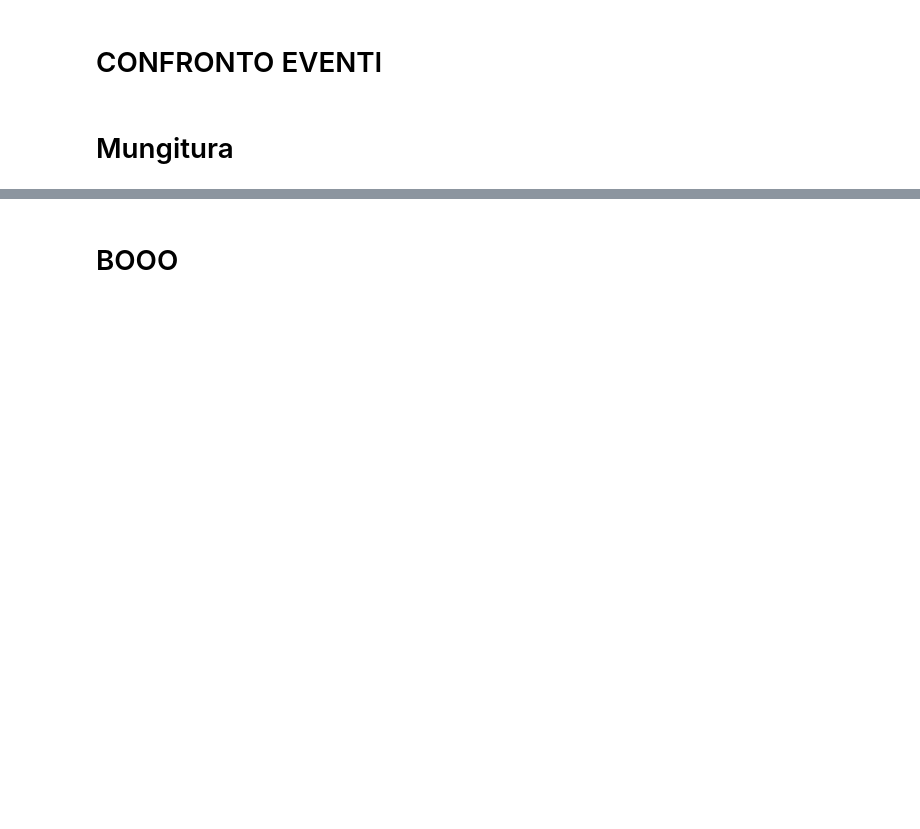
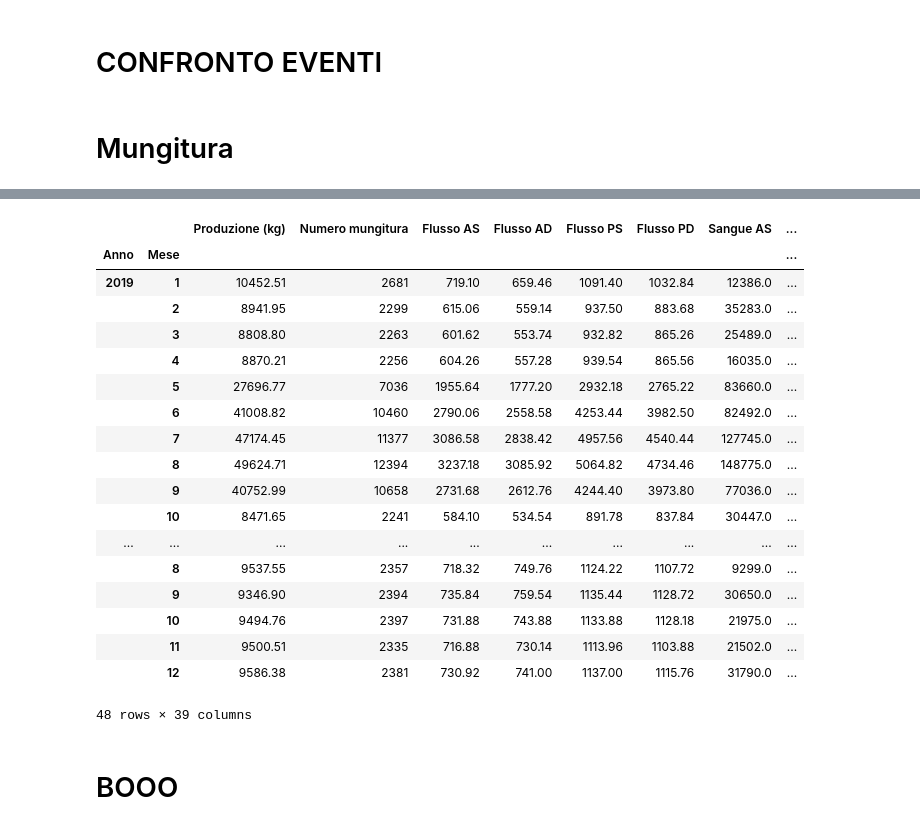
Before and after one commit to RaffaeleRusso/Information-System-Business-Intelligence, a Jupyter notebook: DatasetBI/Statistiche.ipynb, the cells around one changed output, grey strips where cells are left out. Cells and saved outputs as stored; diff of their text form; code cells hidden in the pictures; blank space fills up the shorter version.

```diff
--- a/DatasetBI/Statistiche.ipynb
+++ b/DatasetBI/Statistiche.ipynb
@@ -136,10 +141,33 @@ MU.drop(B,axis=1 ,inplace=True)
 # %%
 MU_stat=MU.groupby(["Anno","Mese"]).nunique()
 Anim_per_mese_uniq=MU_stat["Numero animale"]
 MU_stat=MU.groupby(["Anno","Mese"]).count()
-Anim_per_mese_sum=MU_stat["Numero animale"]
+Anim_per_mese_cnt=MU_stat["Numero animale"]
 MU_stat=(MU.groupby(["Anno","Mese"]).sum()).iloc[:,1:]
+buffer_mungitura=(MU.groupby(["Anno","Mese"]).count())['Numero mungitura']
+MU_stat["Numero mungitura"]=buffer_mungitura
 MU_stat.to_excel("Mungitura_stats.xlsx")
+MU_stat
+# %% [output]
+|  |  | Produzione (kg) | Numero mungitura | Flusso AS | Flusso AD | Flusso PS | Flusso PD | Sangue AS | ... |
+| Anno | Mese |  |  |  |  |  |  |  | ... |
+| 2019 | 1 | 10452.51 | 2681 | 719.10 | 659.46 | 1091.40 | 1032.84 | 12386.0 | ... |
+|  | 2 | 8941.95 | 2299 | 615.06 | 559.14 | 937.50 | 883.68 | 35283.0 | ... |
+|  | 3 | 8808.80 | 2263 | 601.62 | 553.74 | 932.82 | 865.26 | 25489.0 | ... |
+|  | 4 | 8870.21 | 2256 | 604.26 | 557.28 | 939.54 | 865.56 | 16035.0 | ... |
+|  | 5 | 27696.77 | 7036 | 1955.64 | 1777.20 | 2932.18 | 2765.22 | 83660.0 | ... |
+|  | 6 | 41008.82 | 10460 | 2790.06 | 2558.58 | 4253.44 | 3982.50 | 82492.0 | ... |
+|  | 7 | 47174.45 | 11377 | 3086.58 | 2838.42 | 4957.56 | 4540.44 | 127745.0 | ... |
+|  | 8 | 49624.71 | 12394 | 3237.18 | 3085.92 | 5064.82 | 4734.46 | 148775.0 | ... |
+|  | 9 | 40752.99 | 10658 | 2731.68 | 2612.76 | 4244.40 | 3973.80 | 77036.0 | ... |
+|  | 10 | 8471.65 | 2241 | 584.10 | 534.54 | 891.78 | 837.84 | 30447.0 | ... |
+| ... | ... | ... | ... | ... | ... | ... | ... | ... | ... |
+|  | 8 | 9537.55 | 2357 | 718.32 | 749.76 | 1124.22 | 1107.72 | 9299.0 | ... |
+|  | 9 | 9346.90 | 2394 | 735.84 | 759.54 | 1135.44 | 1128.72 | 30650.0 | ... |
+|  | 10 | 9494.76 | 2397 | 731.88 | 743.88 | 1133.88 | 1128.18 | 21975.0 | ... |
+|  | 11 | 9500.51 | 2335 | 716.88 | 730.14 | 1113.96 | 1103.88 | 21502.0 | ... |
+|  | 12 | 9586.38 | 2381 | 730.92 | 741.00 | 1137.00 | 1115.76 | 31790.0 | ... |
+48 rows × 39 columns
 # %%
 animali_mese=pd.DataFrame()
 animali_mese["Unici"]=Anim_per_mese_uniq
```
Also changed, not shown: parts of 4 cells of this notebook, 27 other files.
